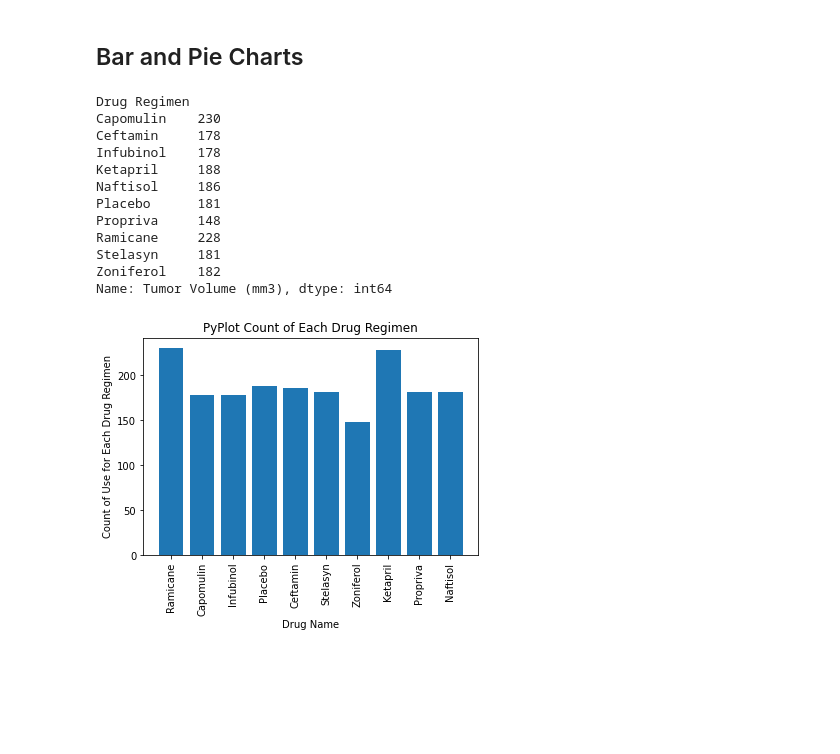
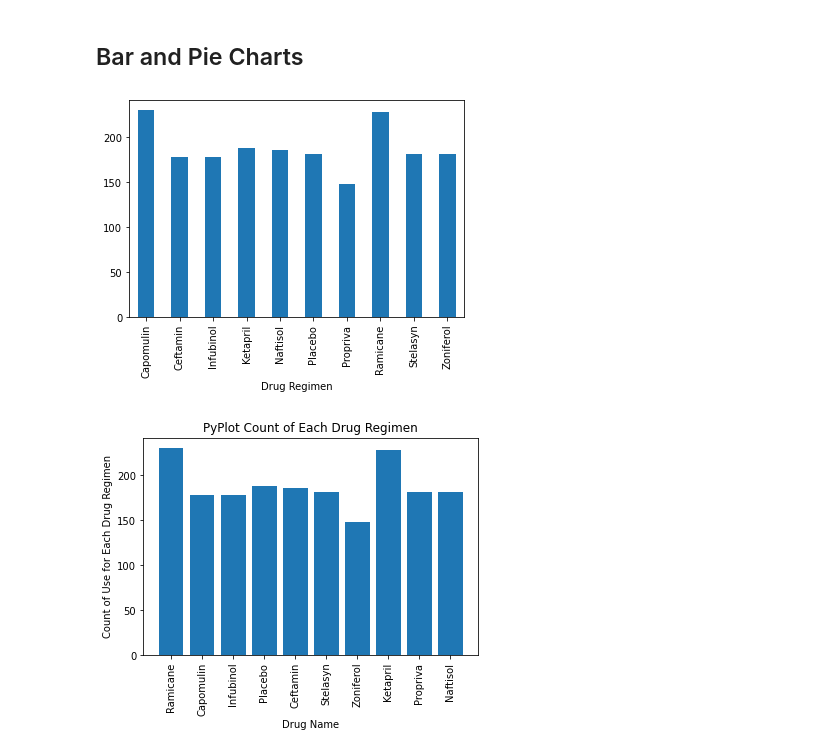
Before and after one commit to emmybsu/MatPlotLib-ECruz, a Jupyter notebook: pymaceuticals_starter-Emily Cruz2.ipynb, the cells around one changed output. Drawn from its saved outputs; the diff is of its cells as text; code cells hidden in the pictures; blank space fills up the shorter version.

```diff
--- a/pymaceuticals_starter-Emily Cruz2.ipynb
+++ b/pymaceuticals_starter-Emily Cruz2.ipynb
@@ -198,25 +195,14 @@ agg_tumor_df
 # %%
 # Generate a bar plot showing the total number of measurements taken on each drug regimen using pandas.
 
 drug_counts = short_df.groupby(['Drug Regimen'])['Tumor Volume (mm3)'].count()
 drug_counts
 
-# ax = drug_counts.plot.bar(x='Drug Regimen',y='Tumor Volume (mm3)')
-# ax
-# plt.show()
+ax = drug_counts.plot.bar(x='Drug Regimen',y='Tumor Volume (mm3)')
+ax
+plt.show()
 # %% [output]
-Drug Regimen
-Capomulin    230
-Ceftamin     178
-Infubinol    178
-Ketapril     188
-Naftisol     186
-Placebo      181
-Propriva     148
-Ramicane     228
-Stelasyn     181
-Zoniferol    182
-Name: Tumor Volume (mm3), dtype: int64
+[figure, added]
 # %%
 # Generate a bar plot showing the total number of measurements taken on each drug regimen using pyplot.
 #x=short_df.groupby(['Drug Regimen'])['Tumor Volume (mm3)'].count()
```
Also changed, not shown: parts of 21 cells of this notebook, 4 other files.
